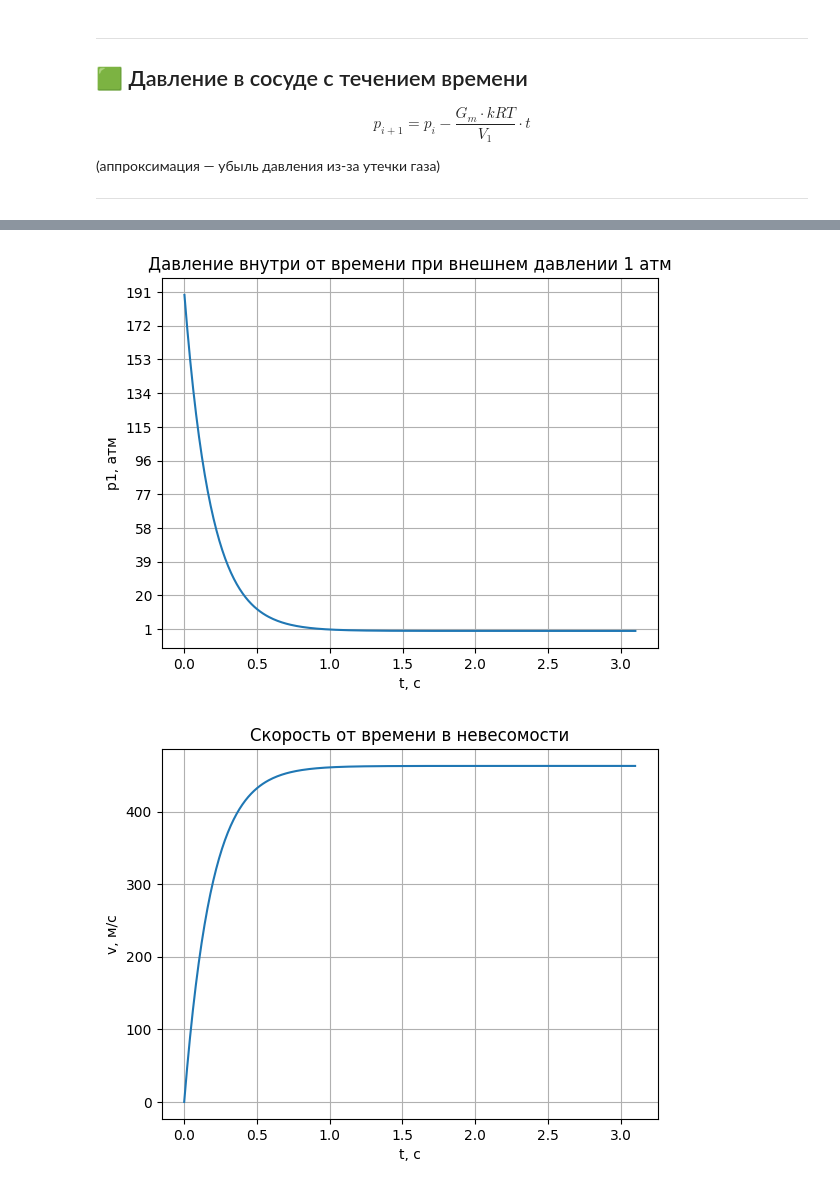
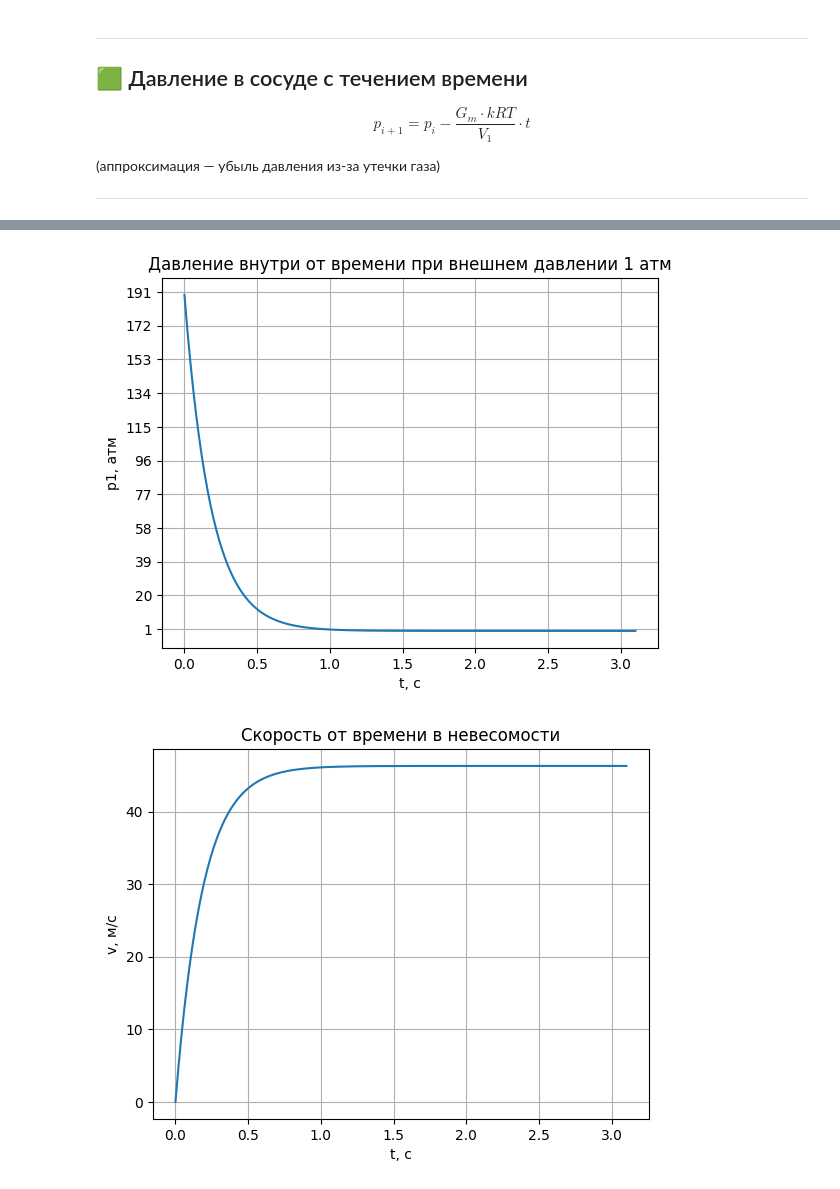
Before and after one commit to mikiway902/TankPressureCalc, a Jupyter notebook: main.ipynb, the cells around one changed output, grey strips where cells are left out. Drawn from its saved outputs; the diff is of its cells as text; code cells hidden in the pictures.

```diff
--- a/main.ipynb
+++ b/main.ipynb
@@ -183,7 +183,7 @@ def main():
 
     # --- Векторные вычисления ---
     ro_array = p1_array * M / (R * T)               # Плотность
-    v_e_array = Gm_array / (ro_array * F)           # Скорость истечения
+    v_e_array = Gm_array / (ro_array * F) / 10          # Скорость истечения
     mass_f_array = mass_0 - ((ro_0 - ro_array) * V1)  # Масса системы
     v_array = v_e_array * np.log(mass_0 / mass_f_array)  # Формула Циолковского
     list_p1_p2_2_array = list_p1_p2_2_array / (0.101 * (10**6))  # Перевод давления в атм
@@ -209,31 +209,31 @@ def main():
     # --- Сохраняем график давления ---
     plt.figure()
     plt.grid(True)
     plt.plot(list_t_p2_2, list_p1_p2_2_array)
     plt.title('Давление внутри от времени при внешнем давлении 1 атм')
     plt.xlabel('t, c')
     plt.ylabel('p1, атм')
     y_min = 1
     y_max = int(max(np.array(list_p1)/1e5)) + 1
     plt.yticks(np.arange(y_min, y_max, step=19))
     plt.savefig(os.path.join(results_dir, "pressure_vs_time.png"), dpi=600)
     plt.show()
     plt.close()
 
     # --- Сохраняем график скорости ---
     plt.figure()
     plt.grid(True)
     plt.plot(t_array, v_array)
     plt.title('Скорость от времени в невесомости')
     plt.xlabel('t, с')
     plt.ylabel('v, м/с')
     plt.savefig(os.path.join(results_dir, "velocity_vs_time.png"), dpi=600)
     plt.show()
     plt.close()
 
 if __name__ == "__main__":
     main()
 # %% [output]
 [figure]
 [figure]
-[figure, old version]
+[figure, new version]
```
Also changed, not shown: 1 other file.
